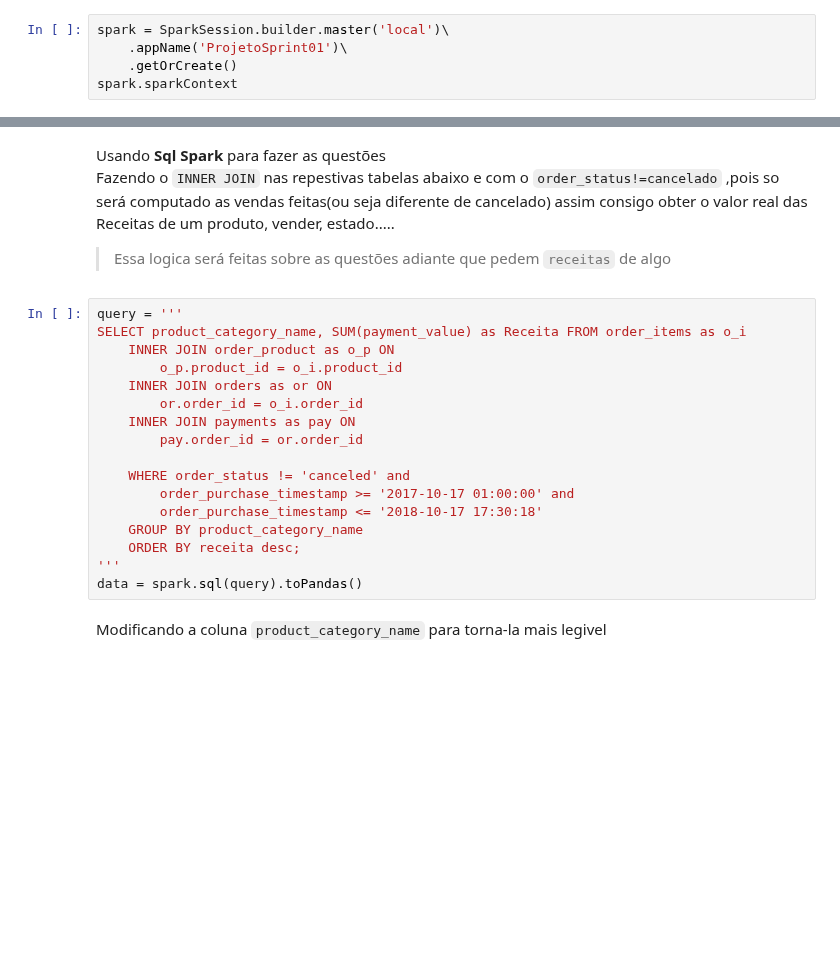
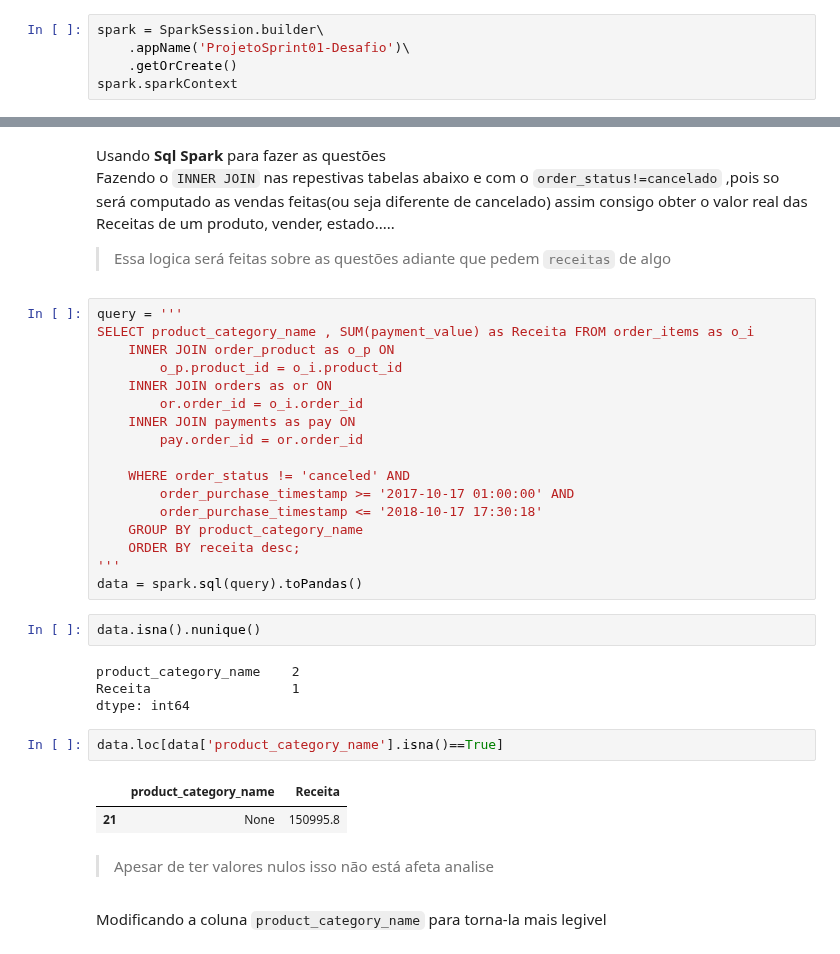
Before and after one commit to kaladabrio2020/Compass.Uol.DataScience, a Jupyter notebook: Sprint 01/ProjetoSprint01/ProjetoSprint01-Desafio.ipynb, the cells around one changed output, grey strips where cells are left out. Saved outputs shown, nothing was run; the diff lists cells and outputs as text; blank space fills up the shorter version.

Commit message:
projeto sprint 01

```diff
--- a/Sprint 01/ProjetoSprint01/ProjetoSprint01.ipynb
+++ b/Sprint 01/ProjetoSprint01/ProjetoSprint01-Desafio.ipynb
@@ -13,8 +13,8 @@ from pyspark.sql.types import *
 # %% [markdown]
 Criando Seção no spark
 # %%
-spark = SparkSession.builder.master('local')\
-    .appName('ProjetoSprint01')\
+spark = SparkSession.builder\
+    .appName('ProjetoSprint01-Desafio')\
     .getOrCreate()
 spark.sparkContext
 # %% [output]
@@ -180,7 +112,7 @@ Fazendo o `INNER JOIN` nas repestivas tabelas abaixo e com o `order_status!=canc
 > Essa logica será feitas sobre as questões adiante que pedem `receitas` de algo
 # %%
 query = '''
-SELECT product_category_name, SUM(payment_value) as Receita FROM order_items as o_i
+SELECT product_category_name , SUM(payment_value) as Receita FROM order_items as o_i
     INNER JOIN order_product as o_p ON
         o_p.product_id = o_i.product_id
     INNER JOIN orders as or ON
@@ -188,13 +120,26 @@ SELECT product_category_name, SUM(payment_value) as Receita FROM order_items as
     INNER JOIN payments as pay ON
         pay.order_id = or.order_id
 
-    WHERE order_status != 'canceled' and
-        order_purchase_timestamp >= '2017-10-17 01:00:00' and
+    WHERE order_status != 'canceled' AND
+        order_purchase_timestamp >= '2017-10-17 01:00:00' AND
         order_purchase_timestamp <= '2018-10-17 17:30:18'
     GROUP BY product_category_name
     ORDER BY receita desc;
 '''
 data = spark.sql(query).toPandas()
+# %%
+data.isna().nunique()
+# %% [output]
+product_category_name    2
+Receita                  1
+dtype: int64
+# %%
+data.loc[data['product_category_name'].isna()==True]
+# %% [output]
+|  | product_category_name | Receita |
+| 21 | None | 150995.8 |
+# %% [markdown]
+> Apesar de ter valores nulos isso não está afeta analise
 # %% [markdown]
 Modificando a coluna `product_category_name` para torna-la mais legivel
 # %%
```
Also changed, not shown: parts of 17 cells of this notebook, 2 other files.
